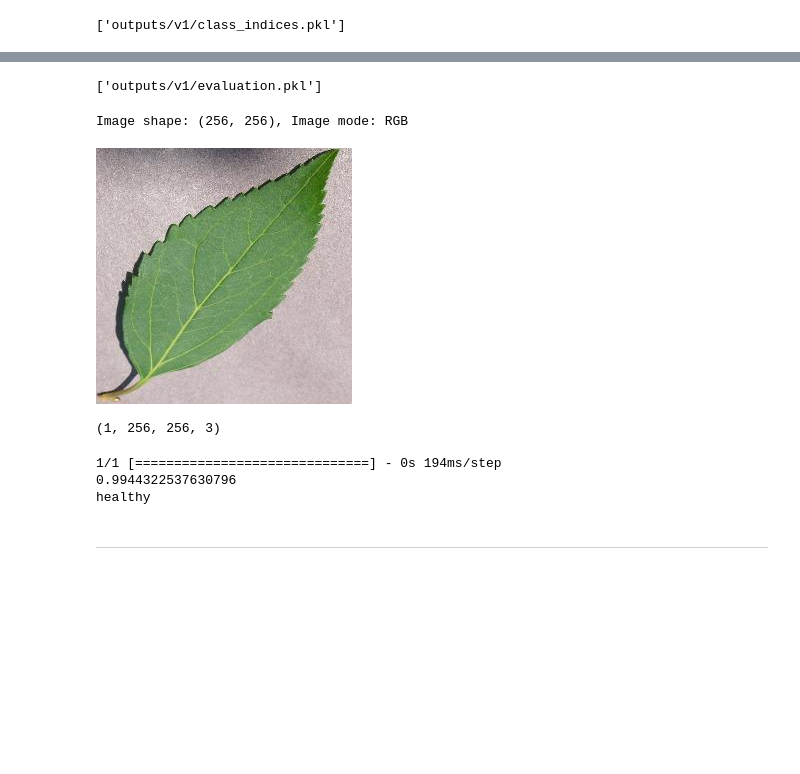
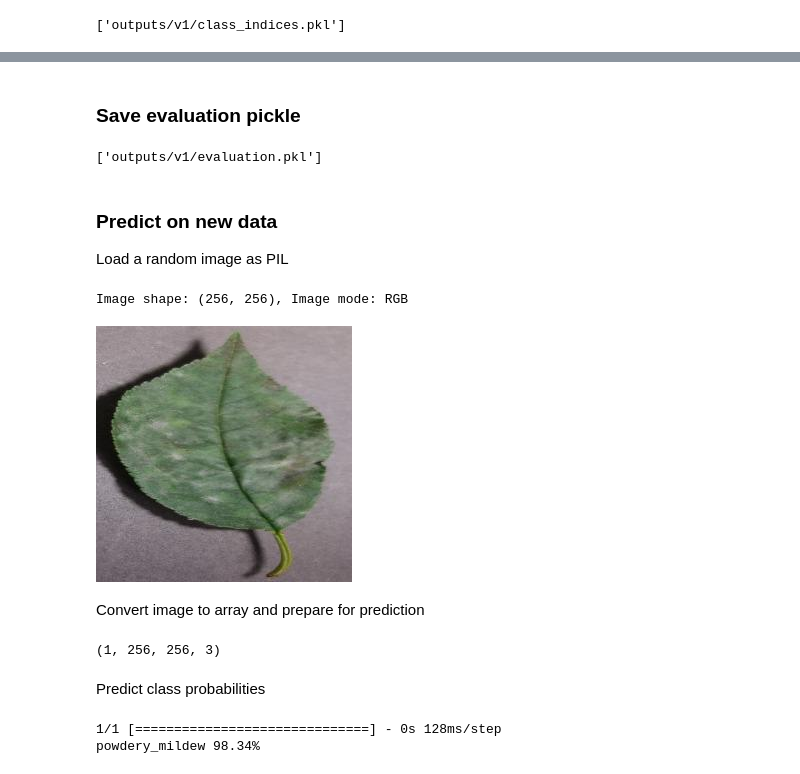
Before and after one commit to BlackBoltBeta/Mildew_Detection_in_Cherry_Leaves, a Jupyter notebook: jupyter_notebooks/Modelling_and_Evaluation.ipynb, the cells around one changed output, grey strips where cells are left out. Drawn from its saved outputs; the diff is of its cells as text; code cells hidden in the pictures; blank space fills up the shorter version.

```diff
--- a/jupyter_notebooks/Modelling_and_Evaluation.ipynb
+++ b/jupyter_notebooks/Modelling_and_Evaluation.ipynb
@@ -358,7 +400,3 @@ Total params: 3715234 (14.17 MB)
 Trainable params: 3715234 (14.17 MB)
 Non-trainable params: 0 (0.00 Byte)
 _________________________________________________________________
-# %%
-image_shape = (256, 256, 3)
-model = create_tf_model()
-model.summary()
@@ -461,0 +506,20 @@ Model Loss:  0.42732542753219604
+# %%
+
+sns.set_style("whitegrid")
+fpr, tpr, _ = roc_curve(y_true, y_pred)
+roc_auc = auc(fpr, tpr)
+plt.figure(figsize=(8, 5))
+lw = 2
+plt.plot(fpr, tpr, color='red',
+lw=lw, label='ROC curve (area = %0.2f)' % roc_auc)
+plt.plot([0, 1], [0, 1], color='navy', lw=lw, label="Random classifier", linestyle='--')
+plt.xlim([0.0, 1.0])
+plt.ylim([0.0, 1.05])
+plt.xlabel('False Positive Rate (Specificity)')
+plt.ylabel('True Positive Rate (Sensitivity)')
+plt.title('Receiver Operating Characteristic')
+plt.legend(loc="lower right")
+plt.savefig(f'{file_path}/roccurve.png',
+            bbox_inches='tight', dpi=150)
+print('Area Under ROC-Curve: ', roc_auc_score(y_true, y_pred))
+plt.show()
@@ -462,41 +578,46 @@ Model Loss:  0.42732542753219604
+# %% [markdown]
+### Save evaluation pickle
 # %%
 joblib.dump(value=evaluation,
             filename=f"outputs/v1/evaluation.pkl")
 # %% [output]
 ['outputs/v1/evaluation.pkl']
+# %% [markdown]
+### Predict on new data
+Load a random image as PIL
 # %%
 from tensorflow.keras.preprocessing import image
 
-pointer = 66
-label = labels[0]  # select Uninfected or Parasitised
+pointer = 32
+label = labels[1] # select 0 for 'healthy' or 1 for 'powdery_mildew'
 
 pil_image = image.load_img(test_path + '/' + label + '/' + os.listdir(test_path+'/' + label)[pointer],
                            target_size=image_shape, color_mode='rgb')
 print(f'Image shape: {pil_image.size}, Image mode: {pil_image.mode}')
 pil_image
 # %% [output]
 Image shape: (256, 256), Image mode: RGB
-[figure, old version]
+[figure, new version]
+# %% [markdown]
+Convert image to array and prepare for prediction
 # %%
 my_image = image.img_to_array(pil_image)
 my_image = np.expand_dims(my_image, axis=0)/255
 print(my_image.shape)
 # %% [output]
 (1, 256, 256, 3)
+# %% [markdown]
+Predict class probabilities
 # %%
 pred_proba = model.predict(my_image)[0, 0]
 
 target_map = {v: k for k, v in train_set.class_indices.items()}
-pred_class = target_map[pred_proba > 0.5]
+pred_class = target_map[pred_proba < 0.5]
 
-if pred_class == target_map[0]:
+if pred_class == target_map[1]:
     pred_proba = 1 - pred_proba
 
-print(pred_proba)
-print(pred_class)
+print(f"{pred_class} {round(pred_proba*100, 2)}%")
 # %% [output]
-1/1 [==============================] - 0s 194ms/step
-0.9944322537630796
-healthy
+1/1 [==============================] - 0s 128ms/step
+powdery_mildew 98.34%
-# %% [markdown]
----
```
Also changed, not shown: parts of 90 cells of this notebook, 20 other files.
